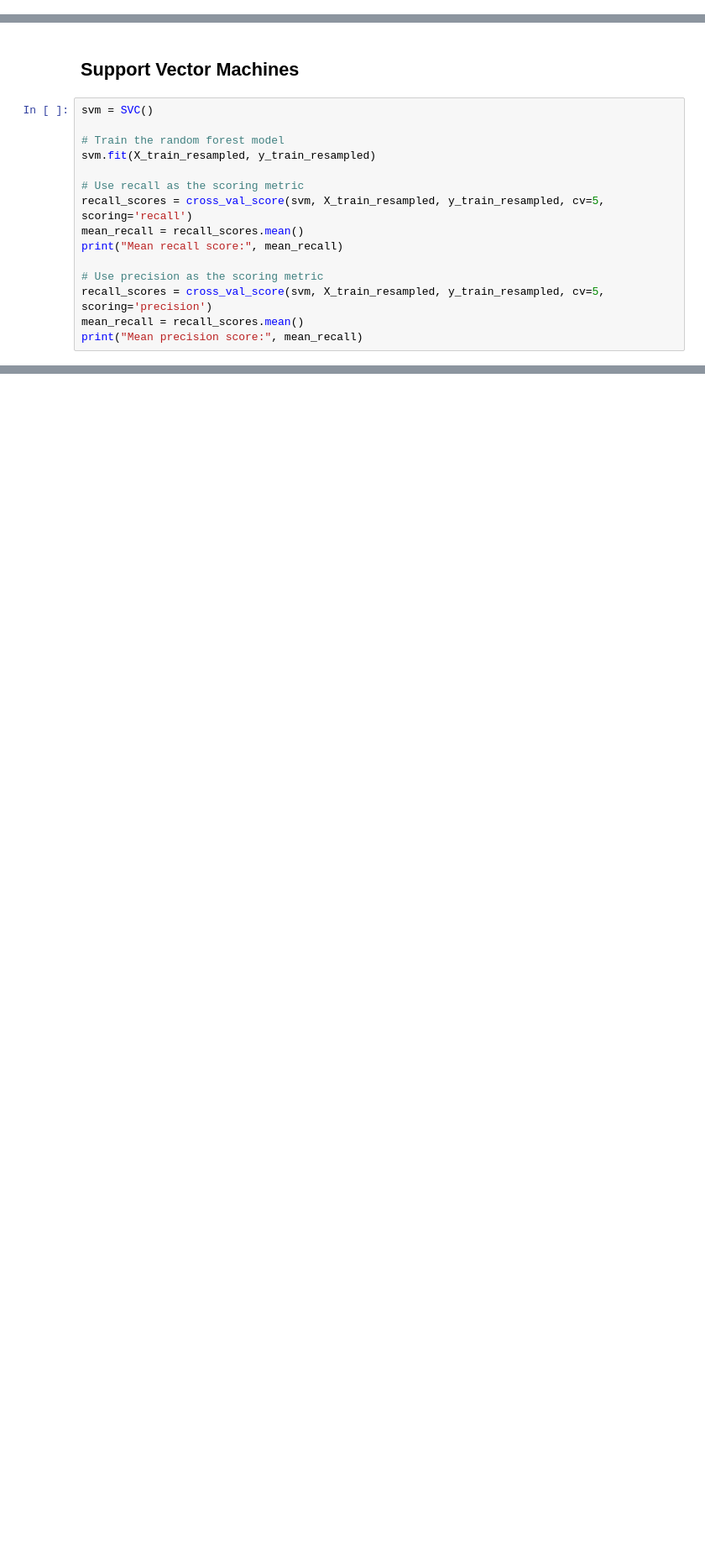
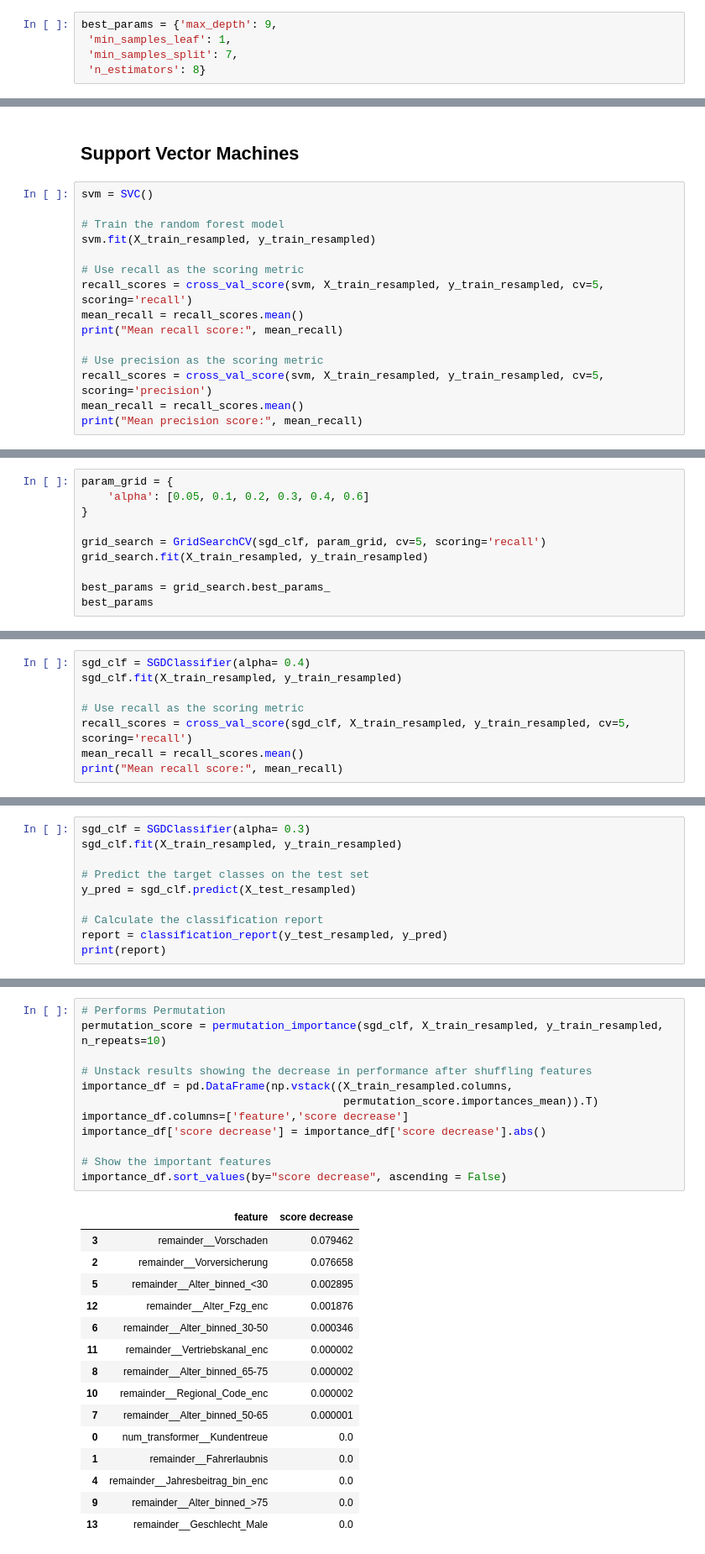
Before and after one commit to mariamorskovatykh/coding_challenge, a Jupyter notebook: affinity_modelling.ipynb, the cells around one changed output, grey strips where cells are left out. Shown at 84% size. Cells and saved outputs as stored; diff of their text form; blank space fills up the shorter version.

```diff
--- a/affinity_modelling.ipynb
+++ b/affinity_modelling.ipynb
@@ -852,6 +868,11 @@ best_params
  'min_samples_leaf': 1,
  'min_samples_split': 7,
  'n_estimators': 8}
+# %%
+best_params = {'max_depth': 9,
+ 'min_samples_leaf': 1,
+ 'min_samples_split': 7,
+ 'n_estimators': 8}
 # %%
 # Use the best hyperparameters to fit a new classifier
 random_forest = RandomForestClassifier(**best_params)
@@ -887,0 +970,10 @@ print("Mean precision score:", mean_recall)
+# %%
+param_grid = {
+    'alpha': [0.05, 0.1, 0.2, 0.3, 0.4, 0.6]
+}
+
+grid_search = GridSearchCV(sgd_clf, param_grid, cv=5, scoring='recall')
+grid_search.fit(X_train_resampled, y_train_resampled)
+
+best_params = grid_search.best_params_
+best_params
@@ -887,0 +982,8 @@ print("Mean precision score:", mean_recall)
+# %%
+sgd_clf = SGDClassifier(alpha= 0.4)
+sgd_clf.fit(X_train_resampled, y_train_resampled)
+
+# Use recall as the scoring metric
+recall_scores = cross_val_score(sgd_clf, X_train_resampled, y_train_resampled, cv=5, scoring='recall')
+mean_recall = recall_scores.mean()
+print("Mean recall score:", mean_recall)
@@ -887,0 +992,10 @@ print("Mean precision score:", mean_recall)
+# %%
+sgd_clf = SGDClassifier(alpha= 0.3)
+sgd_clf.fit(X_train_resampled, y_train_resampled)
+
+# Predict the target classes on the test set
+y_pred = sgd_clf.predict(X_test_resampled)
+
+# Calculate the classification report
+report = classification_report(y_test_resampled, y_pred)
+print(report)
@@ -887,0 +1011,28 @@ print("Mean precision score:", mean_recall)
+# %%
+# Performs Permutation
+permutation_score = permutation_importance(sgd_clf, X_train_resampled, y_train_resampled, n_repeats=10)
+
+# Unstack results showing the decrease in performance after shuffling features
+importance_df = pd.DataFrame(np.vstack((X_train_resampled.columns,
+                                        permutation_score.importances_mean)).T)
+importance_df.columns=['feature','score decrease']
+importance_df['score decrease'] = importance_df['score decrease'].abs()
+
+# Show the important features
+importance_df.sort_values(by="score decrease", ascending = False)
+# %% [output]
+|  | feature | score decrease |
+| 3 | remainder__Vorschaden | 0.079462 |
+| 2 | remainder__Vorversicherung | 0.076658 |
+| 5 | remainder__Alter_binned_<30 | 0.002895 |
+| 12 | remainder__Alter_Fzg_enc | 0.001876 |
+| 6 | remainder__Alter_binned_30-50 | 0.000346 |
+| 11 | remainder__Vertriebskanal_enc | 0.000002 |
+| 8 | remainder__Alter_binned_65-75 | 0.000002 |
+| 10 | remainder__Regional_Code_enc | 0.000002 |
+| 7 | remainder__Alter_binned_50-65 | 0.000001 |
+| 0 | num_transformer__Kundentreue | 0.0 |
+| 1 | remainder__Fahrerlaubnis | 0.0 |
+| 4 | remainder__Jahresbeitrag_bin_enc | 0.0 |
+| 9 | remainder__Alter_binned_>75 | 0.0 |
+| 13 | remainder__Geschlecht_Male | 0.0 |
```
Also changed, not shown: parts of 27 cells of this notebook.
